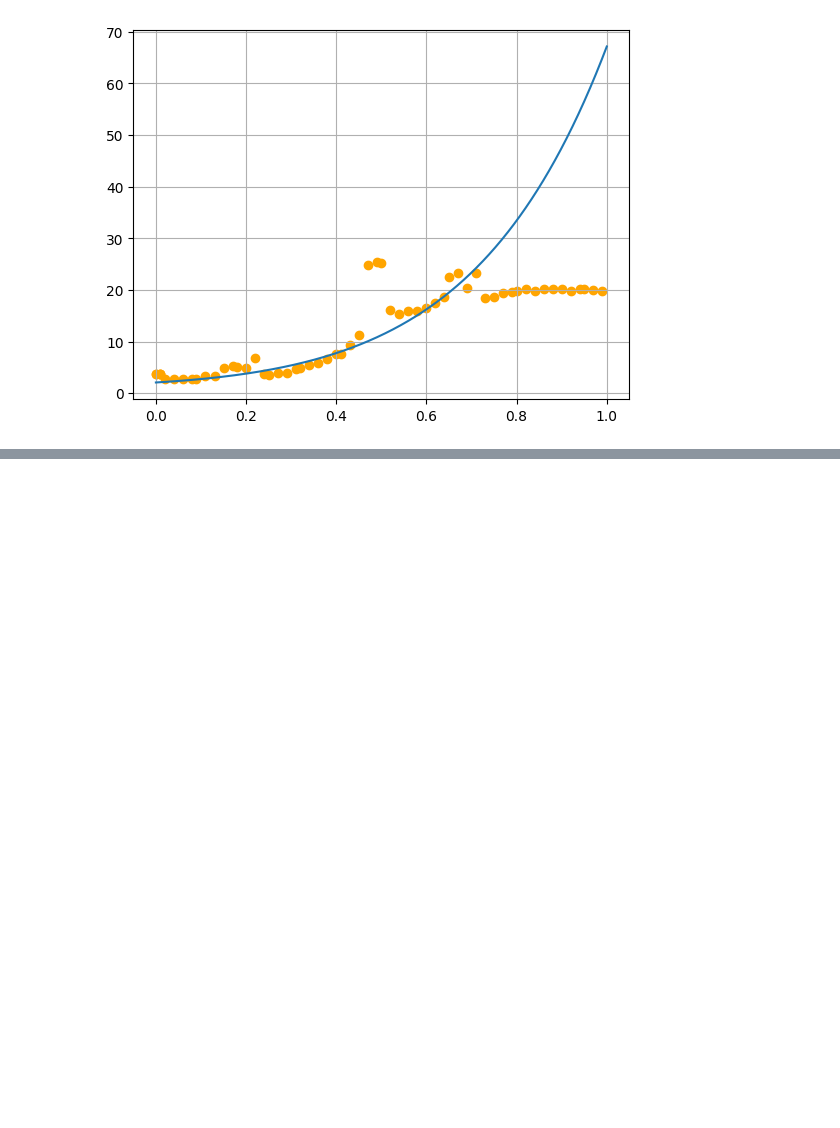
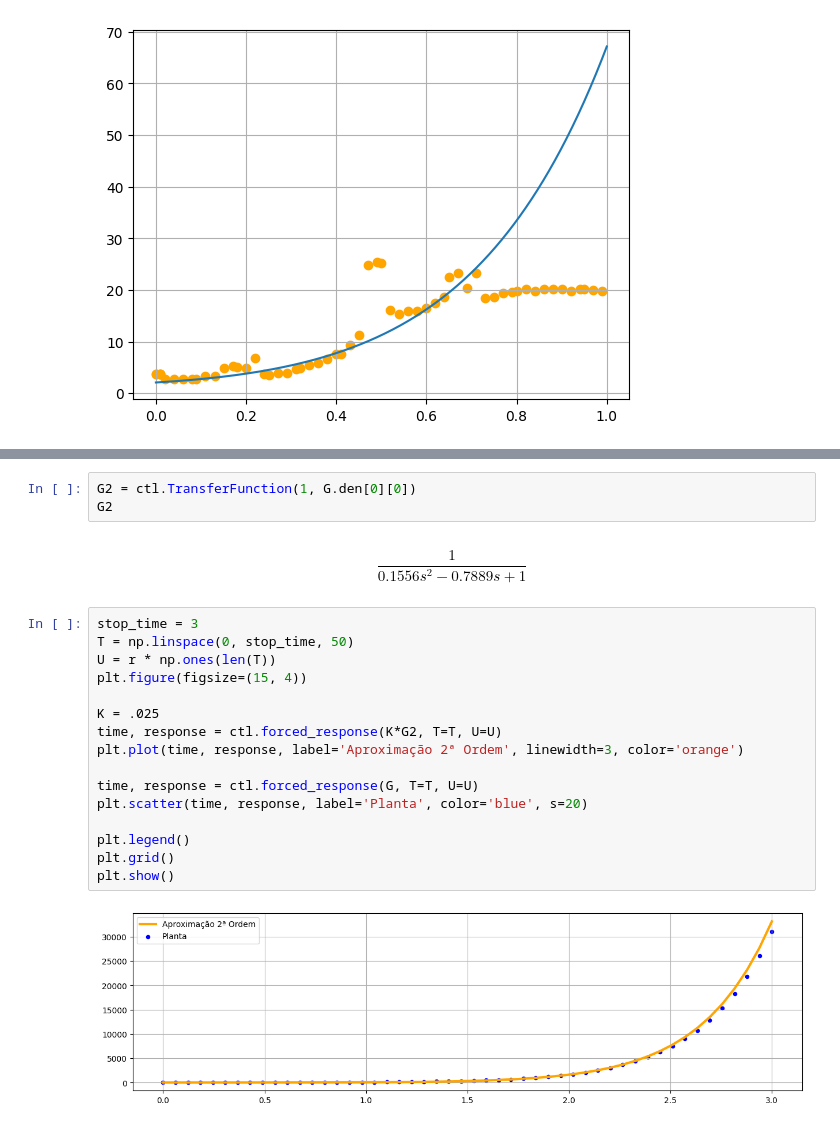
Before and after one commit to KlaussMarchi/BallPlate, a Jupyter notebook: ANALISYS/Analisys.ipynb, the cells around one changed output, grey strips where cells are left out. Saved outputs shown, nothing was run; the diff lists cells and outputs as text; blank space fills up the shorter version.

```diff
--- a/ANALISYS/Analisys.ipynb
+++ b/ANALISYS/Analisys.ipynb
@@ -198,0 +204,23 @@ plt.show()
+# %%
+G2 = ctl.TransferFunction(1, G.den[0][0])
+G2
+# %% [output]
+$$\frac{1}{0.1556 s^2 - 0.7889 s + 1}$$
+# %%
+stop_time = 3
+T = np.linspace(0, stop_time, 50)
+U = r * np.ones(len(T))
+plt.figure(figsize=(15, 4))
+
+K = .025
+time, response = ctl.forced_response(K*G2, T=T, U=U)
+plt.plot(time, response, label='Aproximação 2ª Ordem', linewidth=3, color='orange')
+
+time, response = ctl.forced_response(G, T=T, U=U)
+plt.scatter(time, response, label='Planta', color='blue', s=20)
+
+plt.legend()
+plt.grid()
+plt.show()
+# %% [output]
+[figure, added]
```
Also changed, not shown: parts of 6 cells of this notebook, 5 other files.
